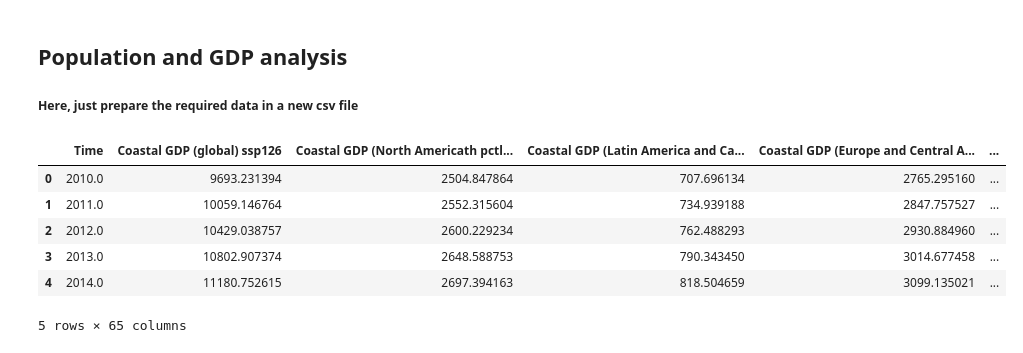
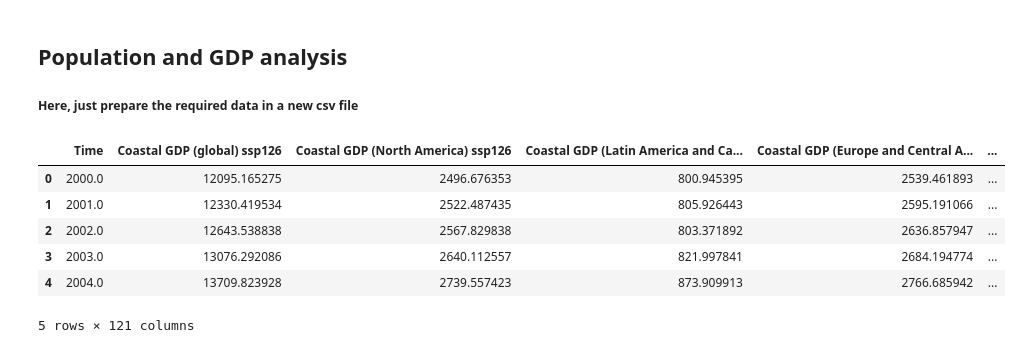
Before and after one commit to lnnrtrmm/FRISIA, a Jupyter notebook: processing/createNewAggregation_SLIIDERS.ipynb, the cells around one changed output. Drawn from its saved outputs; the diff is of its cells as text; code cells hidden in the pictures.

```diff
--- a/processing/createNewAggregation_SLIIDERS.ipynb
+++ b/processing/createNewAggregation_SLIIDERS.ipynb
@@ -731,28 +689,28 @@ people_likelihood_fit_stdev2 = np.zeros((nreg,3))
 
 # Create some initial guesses to make sure that fit is good
 p0s = np.zeros((nreg,4))
-p0s_sus = np.zeros((nreg,3))
+p0s2 = np.zeros((nreg,3))
 
 guess_p0s = np.asarray([1.5, 0.0, 0.20, 0])
-guess_p0s_sus = np.asarray([0.2, 0.3, 0.3])
+guess_p0s2 = np.asarray([0.2, 0.3, 0.3])
 
 p0s[:,:] = guess_p0s[np.newaxis,:]
-p0s_sus[:,:] = guess_p0s_sus[np.newaxis,:]
+p0s2[:,:] = guess_p0s2[np.newaxis,:]
 
 for ireg in range(nreg):
     print(region_names[ireg])
     # Generally suscpetible fractions
-    asset_p, cov = curve_fit(logistic_function2, ref_SLR_regional[ireg, idx0:], asset_regional_fraction[ireg, idx0:], maxfev=10000)
+    asset_p, cov = curve_fit(logistic_function2, ref_SLR_regional[ireg, :], asset_regional_fraction[ireg, :], maxfev=10000, p0=p0s[ireg])
     asset_fit_stdev[ireg,:] = np.sqrt(np.diag(cov))
-    people_p, cov = curve_fit(logistic_function2, ref_SLR_regional[ireg, idx0:], people_regional_fraction[ireg, idx0:], maxfev=10000)
+    people_p, cov = curve_fit(logistic_function2, ref_SLR_regional[ireg, :], people_regional_fraction[ireg, :], maxfev=10000, p0=p0s[ireg])
     people_fit_stdev[ireg,:] = np.sqrt(np.diag(cov))
 
     asset_fit_params[ireg,:] = asset_p[:]
     people_fit_params[ireg,:] = people_p[:]
 
-    asset_p, cov = curve_fit(log_function2, ref_SLR_regional[ireg, idx0:], asset_regional_fraction2[ireg, idx0:], maxfev=10000, p0=p0s_sus[ireg])
+    asset_p, cov = curve_fit(log_function2, ref_SLR_regional[ireg, :], asset_regional_fraction2[ireg, :], maxfev=10000, p0=p0s2[ireg])
     asset_fit_stdev2[ireg,:] = np.sqrt(np.diag(cov))
-    people_p, cov = curve_fit(log_function2, ref_SLR_regional[ireg, idx0:], people_regional_fraction2[ireg, idx0:], maxfev=10000, p0=p0s_sus[ireg])
+    people_p, cov = curve_fit(log_function2, ref_SLR_regional[ireg, :], people_regional_fraction2[ireg, :], maxfev=10000, p0=p0s2[ireg])
     people_fit_stdev2[ireg,:] = np.sqrt(np.diag(cov))
 
     asset_fit_params2[ireg,:] = asset_p[:]
@@ -760,17 +718,17 @@ for ireg in range(nreg):
 
 
     # Exposure likelihoods
-    asset_p, cov = curve_fit(logistic_function2, ref_SLR_regional[ireg, idx0:], asset_regional_likelihood[ireg, idx0:], maxfev=10000, p0=p0s[ireg])
+    asset_p, cov = curve_fit(logistic_function2, ref_SLR_regional[ireg, :], asset_regional_likelihood[ireg, :], maxfev=100000, p0=p0s[ireg])
     asset_likelihood_fit_stdev[ireg,:] = np.sqrt(np.diag(cov))
-    people_p, cov = curve_fit(logistic_function2, ref_SLR_regional[ireg, idx0:], people_regional_likelihood[ireg, idx0:], maxfev=10000, p0=p0s[ireg])
+    people_p, cov = curve_fit(logistic_function2, ref_SLR_regional[ireg, :], people_regional_likelihood[ireg, :], maxfev=100000, p0=p0s[ireg])
     people_likelihood_fit_stdev[ireg,:] = np.sqrt(np.diag(cov))
 
     asset_likelihood_fit_params[ireg,:] = asset_p[:]
     people_likelihood_fit_params[ireg,:] = people_p[:]
 
-    asset_p, cov = curve_fit(log_function2, ref_SLR_regional[ireg, idx0:], asset_regional_likelihood2[ireg, idx0:], maxfev=10000)
+    asset_p, cov = curve_fit(log_function2, ref_SLR_regional[ireg, :], asset_regional_likelihood2[ireg, :], maxfev=100000, p0=p0s2[ireg])
     asset_likelihood_fit_stdev2[ireg,:] = np.sqrt(np.diag(cov))
-    people_p, cov = curve_fit(log_function2, ref_SLR_regional[ireg, idx0:], people_regional_likelihood2[ireg, idx0:], maxfev=10000)
+    people_p, cov = curve_fit(log_function2, ref_SLR_regional[ireg, :], people_regional_likelihood2[ireg, :], maxfev=100000, p0=p0s2[ireg])
     people_likelihood_fit_stdev2[ireg,:] = np.sqrt(np.diag(cov))
 
     asset_likelihood_fit_params2[ireg,:] = asset_p[:]
@@ -823,7 +781,7 @@ for idat, dat in enumerate(data):
     plt.subplot(221+idat)
     ax=plt.gca()
     ax.set_title(titles[idat], fontsize=font)
-    ax.set_xlim(-1,4)
+    ax.set_xlim(0,4)
     ax.set_xlabel('change in effective flood height')
     ax.set_ylim(0,1)
     #else:
@@ -843,7 +801,7 @@ for idat, dat in enumerate(data):
         if woInitialFP:
             ax.plot(ref_SLR_regional[ireg], data2[idat][ireg], linewidth=3, label=labels[ireg]+' w/o initial fp', color=colors[ireg], alpha=0.4)
             if wFit:
-                ax.plot(ref_SLR_regional[ireg, idx0:], log_function2(ref_SLR_regional[ireg, idx0:], a=fit_params2[idat][ireg,0], b=fit_params2[idat][ireg,1], c=fit_params2[idat][ireg,2]), linewidth=3,
+                ax.plot(ref_SLR_regional[ireg, :], log_function2(ref_SLR_regional[ireg, :], a=fit_params2[idat][ireg,0], b=fit_params2[idat][ireg,1], c=fit_params2[idat][ireg,2]), linewidth=3,
                         label='Fit: a='+str(np.round(fit_params2[idat][ireg,0],2))+', b='+str(np.round(fit_params2[idat][ireg,1],2))+', c='+str(np.round(fit_params2[idat][ireg,2],2)),
                         linestyle=':', color=colors[ireg])
 
@@ -980,29 +938,31 @@ df.to_csv(outpath+AggregationName+'_information.csv', index=False)
 ## Population and GDP analysis
 ##### Here, just prepare the required data in a new csv file
 # %%
-
 data = {
-    'Time': np.linspace(2010,2200,191)
+    'Time': np.linspace(2000,2200,201)
 }
 
 for isc, scenario in enumerate(scenarios):
 
     data['Coastal GDP (global) '+scenario] = global_gdp[:,isc]*1.0e-9
-    for ireg, region in enumerate(region_names) : data['Coastal GDP ('+region+'th pctl) '+scenario] = regional_gdp[ireg,:,isc]*1.0e-9
+    for ireg, region in enumerate(region_names) : data['Coastal GDP ('+region+') '+scenario] = regional_gdp[ireg,:,isc]*1.0e-9
+
+    data['Coastal Capital (global) '+scenario] = global_cap[:,isc]*1.0e-9
+    for ireg, region in enumerate(region_names) : data['Coastal Capital ('+region+') '+scenario] = regional_cap[ireg,:,isc]*1.0e-9
 
     data['Coastal pop (global) '+scenario] = global_pop[:,isc]*1.0e-6
-    for ireg, region in enumerate(region_names) : data['Coastal pop ('+region+'th pctl) '+scenario] = regional_pop[ireg,:,isc]*1.0e-6
+    for ireg, region in enumerate(region_names) : data['Coastal pop ('+region+') '+scenario] = regional_pop[ireg,:,isc]*1.0e-6
 
 
 df = pd.DataFrame(data)
-df.to_csv(inputFRISIA+'coastal_GDP_and_population_'+AggregationName+'.csv', index=False)
+df.to_csv(inputFRISIA+AggregationName+'_external_data.csv', index=False)
 
 df.head()
 # %% [output]
-|  | Time | Coastal GDP (global) ssp126 | Coastal GDP (North Americath pctl... | Coastal GDP (Latin America and Ca... | Coastal GDP (Europe and Central A... | ... |
-| 0 | 2010.0 | 9693.231394 | 2504.847864 | 707.696134 | 2765.295160 | ... |
-| 1 | 2011.0 | 10059.146764 | 2552.315604 | 734.939188 | 2847.757527 | ... |
-| 2 | 2012.0 | 10429.038757 | 2600.229234 | 762.488293 | 2930.884960 | ... |
-| 3 | 2013.0 | 10802.907374 | 2648.588753 | 790.343450 | 3014.677458 | ... |
-| 4 | 2014.0 | 11180.752615 | 2697.394163 | 818.504659 | 3099.135021 | ... |
+|  | Time | Coastal GDP (global) ssp126 | Coastal GDP (North America) ssp126 | Coastal GDP (Latin America and Ca... | Coastal GDP (Europe and Central A... | ... |
+| 0 | 2000.0 | 12095.165275 | 2496.676353 | 800.945395 | 2539.461893 | ... |
+| 1 | 2001.0 | 12330.419534 | 2522.487435 | 805.926443 | 2595.191066 | ... |
+| 2 | 2002.0 | 12643.538838 | 2567.829838 | 803.371892 | 2636.857947 | ... |
+| 3 | 2003.0 | 13076.292086 | 2640.112557 | 821.997841 | 2684.194774 | ... |
+| 4 | 2004.0 | 13709.823928 | 2739.557423 | 873.909913 | 2766.685942 | ... |
-5 rows × 65 columns
+5 rows × 121 columns
```
Also changed, not shown: parts of 8 cells of this notebook, 32 other files.
